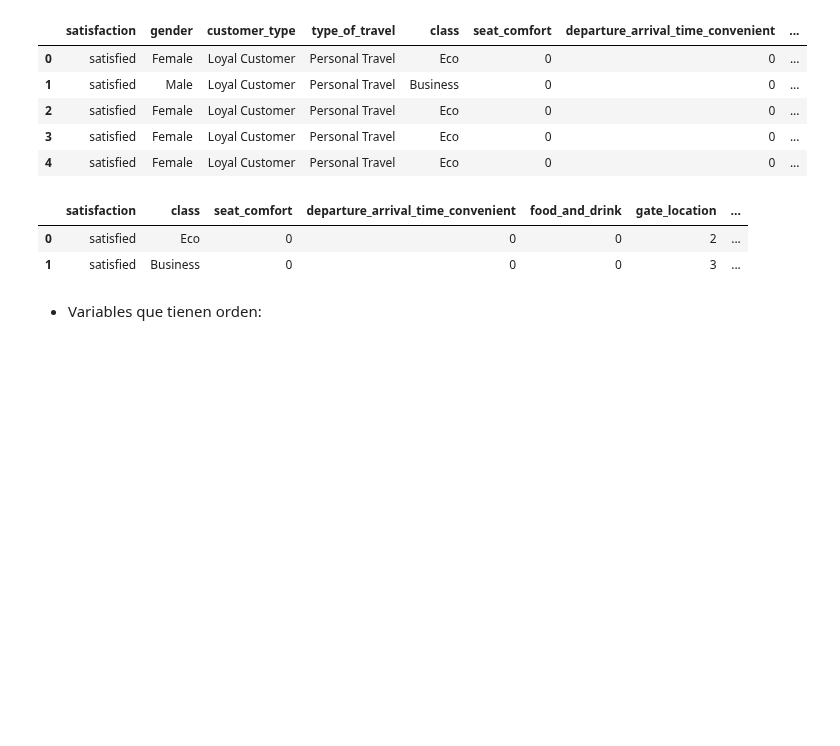
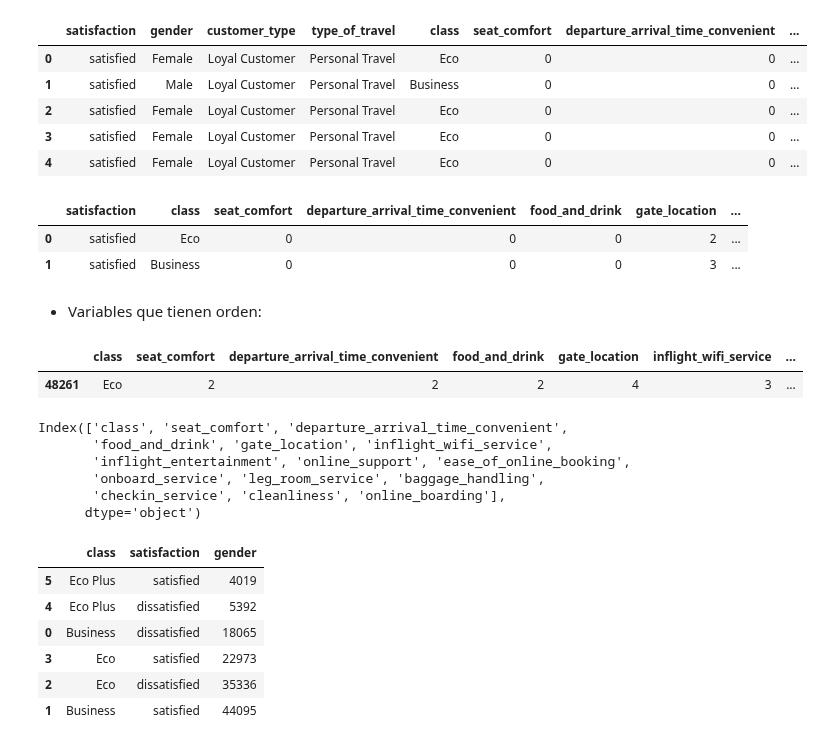
Before and after one commit to Adalab/promo-d-da-modulo3-sprint1-laura-maitane, a Jupyter notebook: regresion-logistica/reg-log-2-procesado.ipynb, the cells around one changed output. Drawn from its saved outputs; the diff is of its cells as text; code cells hidden in the pictures; blank space fills up the shorter version.

```diff
--- a/regresion-logistica/reg-log-procesado.ipynb
+++ b/regresion-logistica/reg-log-2-procesado.ipynb
@@ -148,3 +148,31 @@ df_final.head(2)
 # %% [markdown]
 
 - Variables que tienen orden:
+# %%
+ordinales = df.select_dtypes(include='category').drop(columns=lista_columnas)
+ordinales.sample()
+# %% [output]
+|  | class | seat_comfort | departure_arrival_time_convenient | food_and_drink | gate_location | inflight_wifi_service | ... |
+| 48261 | Eco | 2 | 2 | 2 | 4 | 3 | ... |
+# %%
+col_ordinales = ordinales.columns
+col_ordinales
+# %% [output]
+Index(['class', 'seat_comfort', 'departure_arrival_time_convenient',
+       'food_and_drink', 'gate_location', 'inflight_wifi_service',
+       'inflight_entertainment', 'online_support', 'ease_of_online_booking',
+       'onboard_service', 'leg_room_service', 'baggage_handling',
+       'checkin_service', 'cleanliness', 'online_boarding'],
+      dtype='object')
+# %%
+# obtenemos las medianas de la variable respuesta por categorías
+medianas = df.groupby(['class', 'satisfaction'])['gender'].count().reset_index().sort_values(by='gender')
+medianas
+# %% [output]
+|  | class | satisfaction | gender |
+| 5 | Eco Plus | satisfied | 4019 |
+| 4 | Eco Plus | dissatisfied | 5392 |
+| 0 | Business | dissatisfied | 18065 |
+| 3 | Eco | satisfied | 22973 |
+| 2 | Eco | dissatisfied | 35336 |
+| 1 | Business | satisfied | 44095 |
```
Also changed, not shown: parts of 2 cells of this notebook, 5 other files.
